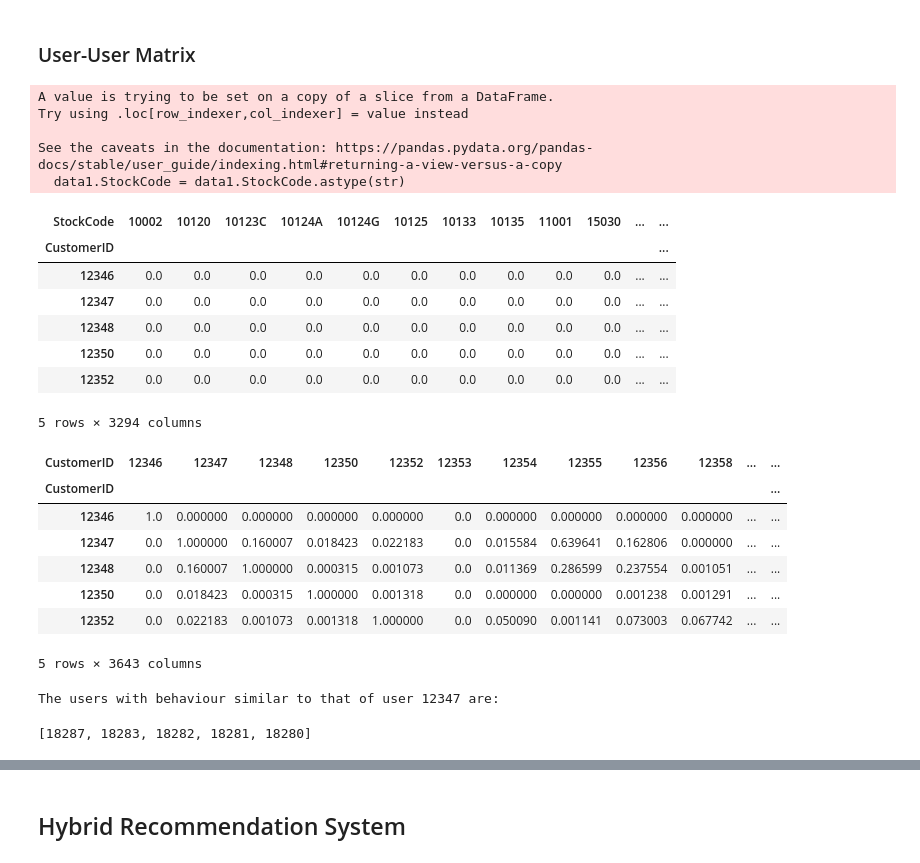
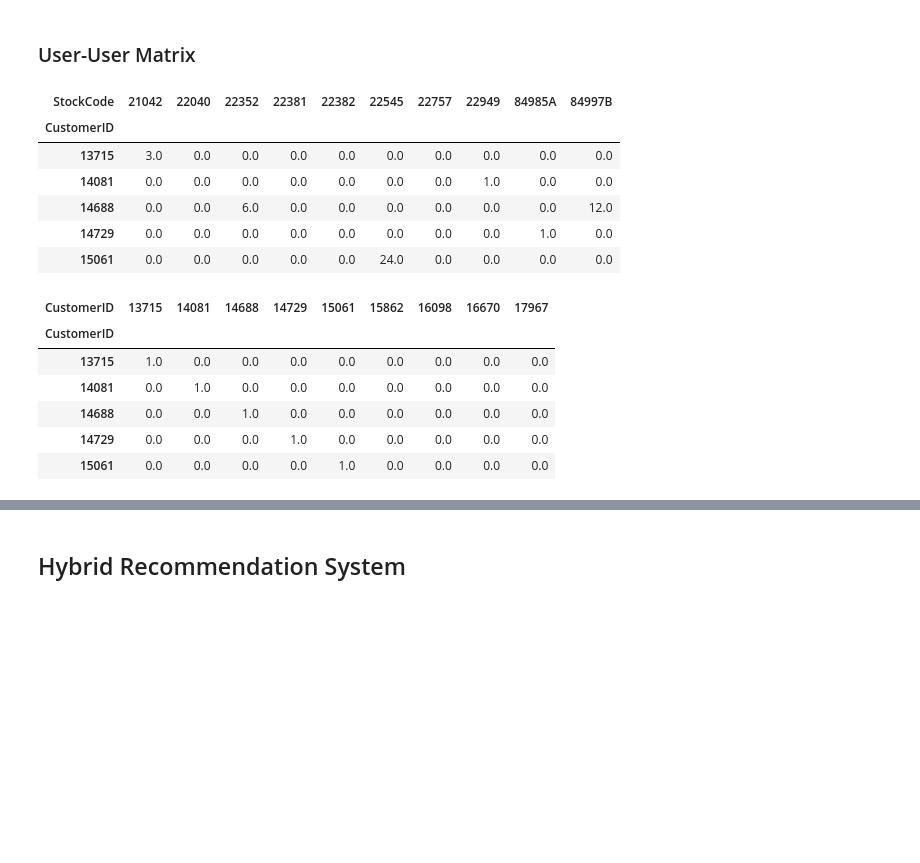
Before and after one commit to PhatNguyen3174/e-commerce_hybrid_recommendation_system, a Jupyter notebook: RS_Hybrid Recommendation System.ipynb, the cells around one changed output, grey strips where cells are left out. Cells and saved outputs as stored; diff of their text form; code cells hidden in the pictures; blank space fills up the shorter version.

```diff
--- a/RS_Hybrid Recommendation System.ipynb
+++ b/RS_Hybrid Recommendation System.ipynb
@@ -102,13 +102,19 @@ desc_list
  'womens rialto adora ballet flat dress it up in a chic way wearing the rialto adora ballet flat the memory foam insole offers enhanced cushioning making every step you take is a breeze memory foam in ...
  'classic 4mm domed titanium wedding band unisex engagement band available in sizes 414 classic 4mm domed titanium wedding band unisex engagement band available in sizes 414why titaniumonly slightly h ...
 # %%
-def find_similarity(cosine_sim_matrix, index, n=10):
+def find_similarity(cosine_sim_matrix, index, df, n=10):
     # calculate cosine similarity between each vectors
     result = list(enumerate(cosine_sim_matrix[index]))
     # Sorting the Score
-    sorted_result = sorted(result,key=lambda x:x[1],reverse=True)[1:n+1]
-    similar_products =  [{'value': unique_df.iloc[x[0]]['Product Name'], 'score' : round(x[1], 2)} for x in sorted_result]
-    return similar_products
+    sorted_result = sorted(result, key=lambda x: x[1], reverse=True)[1:n+1]
+    similar_indices = [x[0] for x in sorted_result]
+
+    # Extracting similar products from the original DataFrame
+    similar_products = df.iloc[similar_indices]
+
+    # Creating DataFrame to display
+    similar_df = pd.DataFrame(similar_products)
+    return similar_df
 # %% [markdown]
 ## Content-Based Recommendation
 # %%
@@ -129,12 +135,12 @@ def get_recommendation_tfidf(product_id, df, similarity, n=10):
     '''
     row = df.loc[df['StockCode'] == product_id]
     index = list(row.index)[0]
-    description = row['desc_lowered'].loc[index]
+    # description = row['desc_lowered'].loc[index]
     #Create vector using tfidf
     tfidf_matrix = tfidf_vec.fit_transform(desc_list)
     if similarity == "cosine":
         sim_matrix = cosine_similarity(tfidf_matrix)
-        products = find_similarity(sim_matrix , index)
+        products = find_similarity(sim_matrix , index, df)
     # elif similarity == "manhattan":
     #     sim_matrix = manhattan_distances(tfidf_matrix)
     #     products = find_manhattan_distance(sim_matrix , index)
@@ -144,4 +150,4 @@ def get_recommendation_tfidf(product_id, df, similarity, n=10):
     return products
 # %%
 # Cosine Similarity
-get_recommendation_tfidf('84029E', unique_df, similarity = "cosine", n=10)
+products =get_recommendation_tfidf(71053, unique_df, similarity = "cosine", n=10)
@@ -173,23 +172,16 @@ data1 = data_df.dropna()
 # %%
-data1.StockCode = data1.StockCode.astype(str)
+products.StockCode = products.StockCode.astype(str)
-# %% [output]
-A value is trying to be set on a copy of a slice from a DataFrame.
-Try using .loc[row_indexer,col_indexer] = value instead
-
-See the caveats in the documentation: https://pandas.pydata.org/pandas-docs/stable/user_guide/indexing.html#returning-a-view-versus-a-copy
-  data1.StockCode = data1.StockCode.astype(str)
 # %%
-purchase_df = (data1.groupby(['CustomerID', 'StockCode'])['Quantity'].sum().unstack().reset_index().fillna(0).set_index('CustomerID'))
+purchase_df = (products.groupby(['CustomerID', 'StockCode'])['Quantity'].sum().unstack().reset_index().fillna(0).set_index('CustomerID'))
 purchase_df.head()
 # %% [output]
-| StockCode | 10002 | 10120 | 10123C | 10124A | 10124G | 10125 | 10133 | 10135 | 11001 | 15030 | ... | ... |
-| CustomerID |  |  |  |  |  |  |  |  |  |  |  | ... |
-| 12346 | 0.0 | 0.0 | 0.0 | 0.0 | 0.0 | 0.0 | 0.0 | 0.0 | 0.0 | 0.0 | ... | ... |
-| 12347 | 0.0 | 0.0 | 0.0 | 0.0 | 0.0 | 0.0 | 0.0 | 0.0 | 0.0 | 0.0 | ... | ... |
-| 12348 | 0.0 | 0.0 | 0.0 | 0.0 | 0.0 | 0.0 | 0.0 | 0.0 | 0.0 | 0.0 | ... | ... |
-| 12350 | 0.0 | 0.0 | 0.0 | 0.0 | 0.0 | 0.0 | 0.0 | 0.0 | 0.0 | 0.0 | ... | ... |
-| 12352 | 0.0 | 0.0 | 0.0 | 0.0 | 0.0 | 0.0 | 0.0 | 0.0 | 0.0 | 0.0 | ... | ... |
+| StockCode | 21042 | 22040 | 22352 | 22381 | 22382 | 22545 | 22757 | 22949 | 84985A | 84997B |
+| CustomerID |  |  |  |  |  |  |  |  |  |  |
+| 13715 | 3.0 | 0.0 | 0.0 | 0.0 | 0.0 | 0.0 | 0.0 | 0.0 | 0.0 | 0.0 |
+| 14081 | 0.0 | 0.0 | 0.0 | 0.0 | 0.0 | 0.0 | 0.0 | 1.0 | 0.0 | 0.0 |
+| 14688 | 0.0 | 0.0 | 6.0 | 0.0 | 0.0 | 0.0 | 0.0 | 0.0 | 0.0 | 12.0 |
+| 14729 | 0.0 | 0.0 | 0.0 | 0.0 | 0.0 | 0.0 | 0.0 | 0.0 | 1.0 | 0.0 |
+| 15061 | 0.0 | 0.0 | 0.0 | 0.0 | 0.0 | 24.0 | 0.0 | 0.0 | 0.0 | 0.0 |
-5 rows × 3294 columns
 # %%
 def encode_units(x):
     if x < 1: # If the quantity is less than 1
@@ -202,11 +194,10 @@ user_similarities = cosine_similarity(purchase_df)
 user_similarity_data = pd.DataFrame(user_similarities,index=purchase_df.index,columns=purchase_df.index)
 user_similarity_data.head()
 # %% [output]
-| CustomerID | 12346 | 12347 | 12348 | 12350 | 12352 | 12353 | 12354 | 12355 | 12356 | 12358 | ... | ... |
-| CustomerID |  |  |  |  |  |  |  |  |  |  |  | ... |
-| 12346 | 1.0 | 0.000000 | 0.000000 | 0.000000 | 0.000000 | 0.0 | 0.000000 | 0.000000 | 0.000000 | 0.000000 | ... | ... |
-| 12347 | 0.0 | 1.000000 | 0.160007 | 0.018423 | 0.022183 | 0.0 | 0.015584 | 0.639641 | 0.162806 | 0.000000 | ... | ... |
-| 12348 | 0.0 | 0.160007 | 1.000000 | 0.000315 | 0.001073 | 0.0 | 0.011369 | 0.286599 | 0.237554 | 0.001051 | ... | ... |
-| 12350 | 0.0 | 0.018423 | 0.000315 | 1.000000 | 0.001318 | 0.0 | 0.000000 | 0.000000 | 0.001238 | 0.001291 | ... | ... |
-| 12352 | 0.0 | 0.022183 | 0.001073 | 0.001318 | 1.000000 | 0.0 | 0.050090 | 0.001141 | 0.073003 | 0.067742 | ... | ... |
+| CustomerID | 13715 | 14081 | 14688 | 14729 | 15061 | 15862 | 16098 | 16670 | 17967 |
+| CustomerID |  |  |  |  |  |  |  |  |  |
+| 13715 | 1.0 | 0.0 | 0.0 | 0.0 | 0.0 | 0.0 | 0.0 | 0.0 | 0.0 |
+| 14081 | 0.0 | 1.0 | 0.0 | 0.0 | 0.0 | 0.0 | 0.0 | 0.0 | 0.0 |
+| 14688 | 0.0 | 0.0 | 1.0 | 0.0 | 0.0 | 0.0 | 0.0 | 0.0 | 0.0 |
+| 14729 | 0.0 | 0.0 | 0.0 | 1.0 | 0.0 | 0.0 | 0.0 | 0.0 | 0.0 |
+| 15061 | 0.0 | 0.0 | 0.0 | 0.0 | 1.0 | 0.0 | 0.0 | 0.0 | 0.0 |
-5 rows × 3643 columns
@@ -229,6 +203,0 @@ def fetch_similar_users(user_id,k=5):
-# %%
-similar_users = fetch_similar_users(12347)
-similar_users
-# %% [output]
-The users with behaviour similar to that of user 12347 are:
-[18287, 18283, 18282, 18281, 18280]
```
Also changed, not shown: parts of 8 cells of this notebook.
